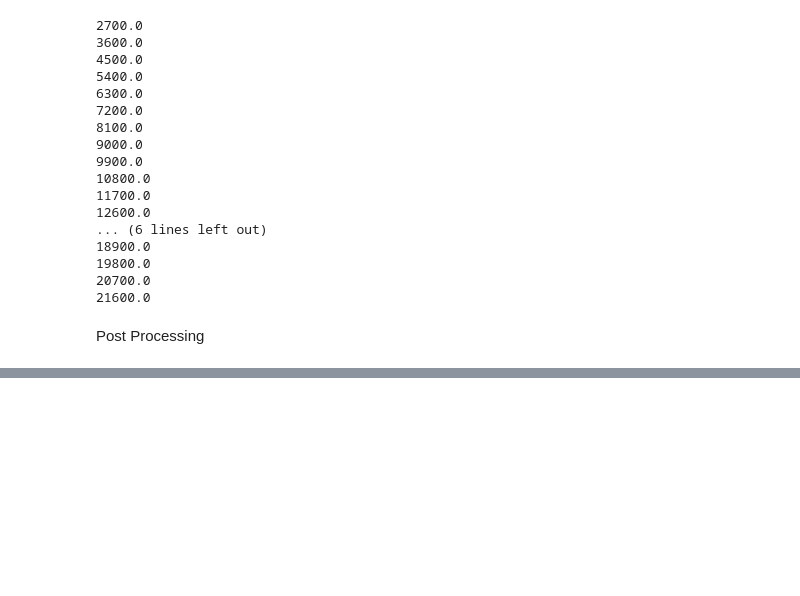
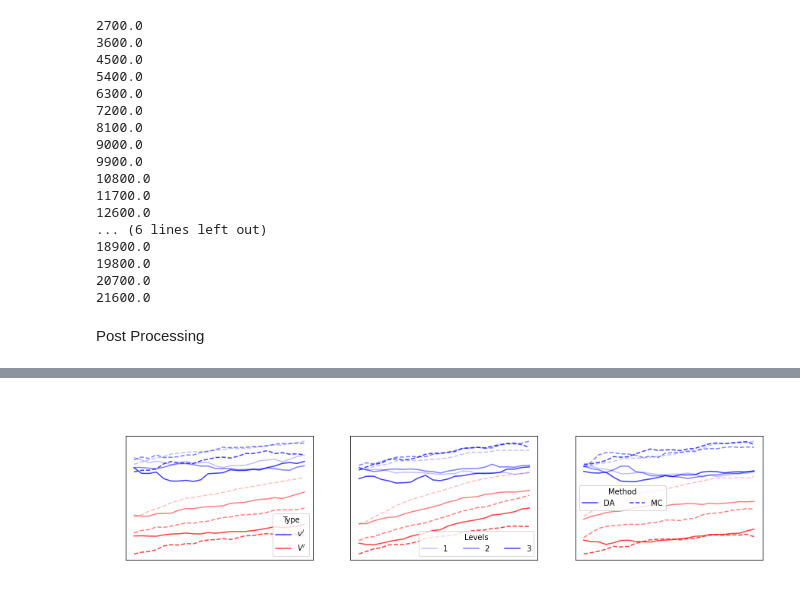
Before and after one commit to sintefmath/multilevelDA, a Jupyter notebook: notebooks/Basin-MLEnKF-Updates.ipynb, the cells around one changed output, grey strips where cells are left out. Drawn from its saved outputs; the diff is of its cells as text; code cells hidden in the pictures; blank space fills up the shorter version.

```diff
--- a/notebooks/Basin-MLEnKF-Updates.ipynb
+++ b/notebooks/Basin-MLEnKF-Updates.ipynb
@@ -352,0 +361,11 @@ axs[1].get_legend().get_title().set_color('black')
+# %%
+MLMCOceanEnsemble = MultiLevelOceanEnsemble.MultiLevelOceanEnsembleCase(Nes, args_list, data_args_list, sample_args, make_sim,
+                            init_model_error_basis_args=init_model_error_basis_args,
+                            sim_model_error_basis_args=sim_model_error_basis_args, sim_model_error_timestep=sim_model_error_timestep)
+# %%
+MC_gExp = np.zeros((24,len(ls),3))
+MC_gVar = np.zeros((24,len(ls),3))
+MC_gExp_diff = np.zeros((24,len(ls),3))
+MC_gVar_diff = np.zeros((24,len(ls),3))
+
+t_idx = 0
@@ -352,0 +411,40 @@ axs[1].get_legend().get_title().set_color('black')
+# %%
+posterior_gVar = np.array(list_posterior_gVar)
+posterior_gVar_diff = np.array(list_posterior_gVar_diff)
+# %%
+fig, axs = plt.subplots(1,3, figsize=(15,3))
+
+for i in range(3):
+    axs[i].set_yscale("log")
+    line_var_list = []
+    line_var_diff_list = []
+    line_var_mc_list = []
+    line_var_mc_diff_list = []
+    for l_idx in range(1,len(ls)):
+        line_var, = axs[i].plot(posterior_gVar[:,l_idx,i], c="blue", alpha=(0.25+0.75*(l_idx-1)/(len(ls)-1)))
+        line_var_list.append(line_var)
+        line_var_diff, = axs[i].plot(posterior_gVar_diff[:,l_idx-1,i], c="red", alpha=(0.25+0.75*(l_idx-1)/(len(ls)-1)))
+        line_var_diff_list.append(line_var_diff)
+
+
+        line_var_mc, = axs[i].plot(MC_gVar[:,l_idx,i], ls="--", c="blue", alpha=(0.25+0.75*(l_idx-1)/(len(ls)-1)))
+        line_var_mc_list.append(line_var_mc)
+        line_var_mc_diff, = axs[i].plot(MC_gVar_diff[:,l_idx,i], ls="--", c="red", alpha=(0.25+0.75*(l_idx-1)/(len(ls)-1)))
+        line_var_mc_diff_list.append(line_var_mc_diff)
+
+fig.suptitle("Influence of DA on the variance-level-eligibility: MC vs DA", y=1.1)
+
+axs[0].set_title("eta")
+axs[1].set_title("hu")
+axs[2].set_title("hv")
+
+axs[0].legend(handles=[line_var,line_var_diff], labels=[r"$v^l$", r"$V^l$"],  labelcolor="black", title="Type")
+axs[0].get_legend().get_title().set_color('black')
+
+axs[1].legend(handles=line_var_list, labels=[1, 2, 3], title="Levels", labelcolor="black", ncol = len(ls))
+axs[1].get_legend().get_title().set_color('black')
+
+axs[2].legend(handles=[line_var, line_var_mc], labels=["DA", "MC"], title="Method", labelcolor="black", ncol = 2)
+axs[2].get_legend().get_title().set_color('black')
+# %% [output]
+[figure, added]
```
Also changed, not shown: parts of 10 cells of this notebook.
